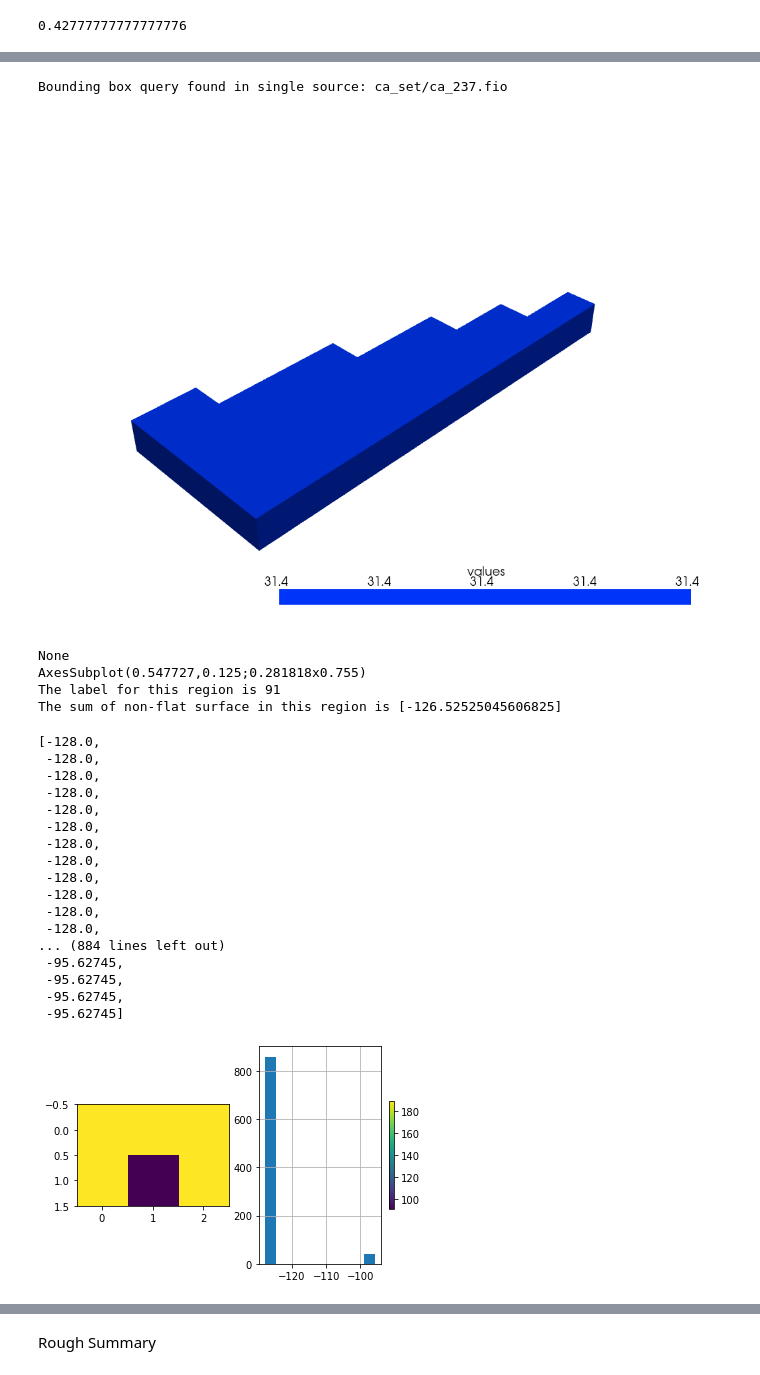
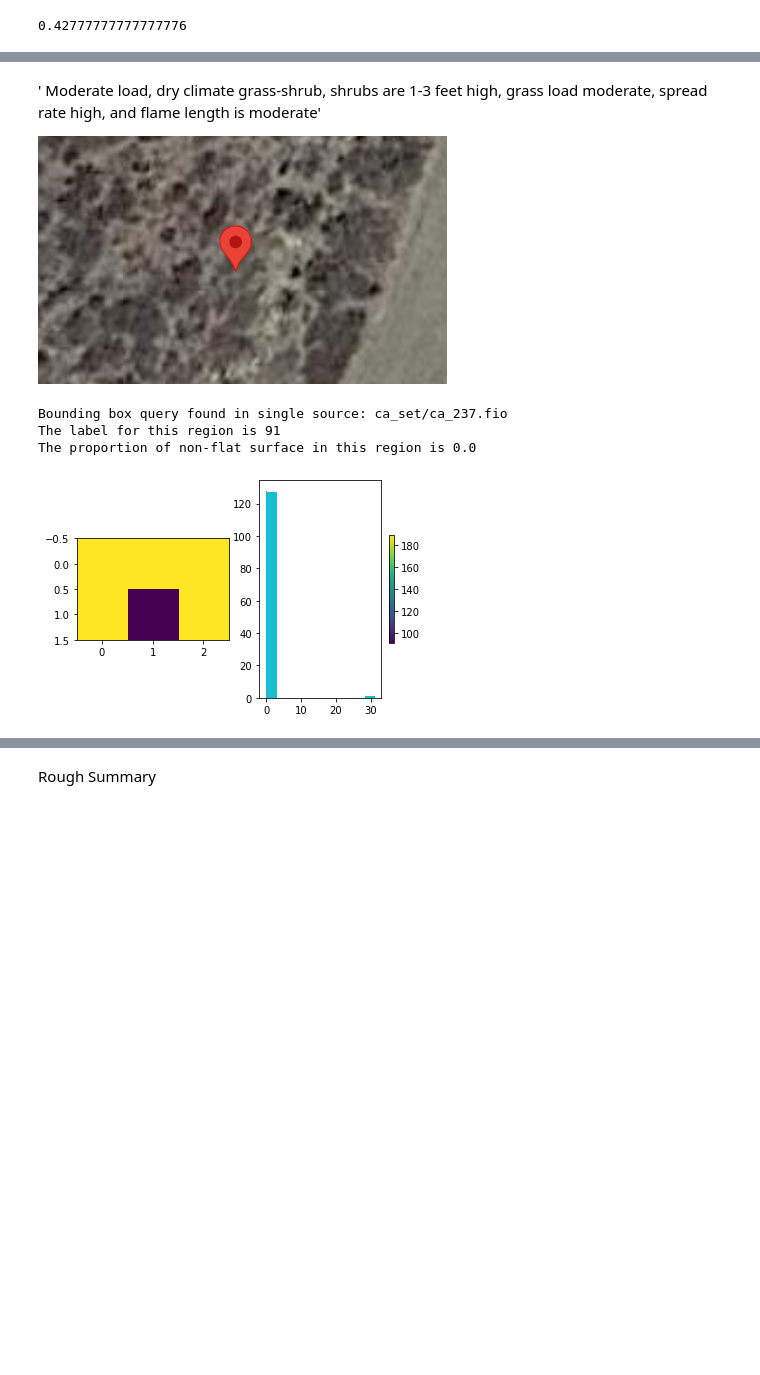
Before and after one commit to Travis-Tran/DSC180_Project, a Jupyter notebook: notebooks/Wilson_Eric_fastfuels_week5.ipynb, the cells around one changed output, grey strips where cells are left out. Cells and saved outputs as stored; diff of their text form; code cells hidden in the pictures; blank space fills up the shorter version.

```diff
--- a/notebooks/Wilson_Eric_fastfuels_week5.ipynb
+++ b/notebooks/Wilson_Eric_fastfuels_week5.ipynb
@@ -108,5 +106,5 @@ fig.colorbar(h, shrink=0.5)
 # %% [markdown]
 Mapped data values align with the fastfuels classification of TL5, High load conifer litter, light slash or dead fuel, spread rate and flame low.
 # %%
-fio = fastfuels.open('https://wifire-data.sdsc.edu:9000/fastfuels/index.fio', ftype='s3', username='fastfuels', password='Treatment##Buffet')
+fio = fastfuels.open('https://wifire-data.sdsc.edu:9000/fastfuels/index.fio', ftype='s3')
 fio.cache_limit = 1e14
@@ -252,0 +206,40 @@ The sum of non-flat surface in this region is [5833.78466796875]
+# %%
+def analyze_location(lon, lat):
+
+    src=rasterio.open('LC21_F40_210.tif')
+
+    output = []
+
+    minx, miny = lat, lon
+    maxx, maxy = lat + 0.0003, lon + 0.0003
+
+    bbox = geometry.box(minx, miny, maxx, maxy)
+
+    geo = gpd.GeoDataFrame({'geometry': bbox}, index=[0], crs=crs.from_epsg(4326))  #Word Geodetic System 1984
+    geo_utm=geo.to_crs(crs=src.crs.data)
+    coords=getFeatures(geo_utm)
+    out_img, out_transform = rasterio.mask.mask(src, shapes=coords, crop=True)
+
+    output.append(np.unique(out_img)[0])
+    fig,ax=plt.subplots(1,2)
+
+    h=ax[0].imshow(out_img[0,:,:], origin="upper", vmin=91., vmax=189.)
+    fig.colorbar(h, shrink=0.5)
+
+    roi = fio.query(lat, lon, 15)
+    raw_sav_data = roi.data_dict['sav']
+
+    tree_label = []
+    for x in raw_sav_data:
+        for y in x:
+            plt.hist(y)
+            if any(y[2:] != 0):
+                tree_label.append(True)
+            else:
+                tree_label.append(False)
+
+    #output.append([sum(pixels)/len(pixels)])#(df[df['Pix'] < 20].shape[0] / df.shape[0] * 100)
+
+    print('The label for this region is ' + str(output[0]))
+    print('The proportion of non-flat surface in this region is ' + str(sum(tree_label) / len(tree_label)))
+    return
@@ -285,27 +283,11 @@ array([5992.157,    0.   ,    0.   ,    0.   ,    0.   ,    0.   ,
+# %% [markdown]
+' Moderate load, dry climate grass-shrub, shrubs are 1-3 feet high, grass load moderate, spread rate high, and flame length is moderate'
+
+![image.png](attachment:image.png)
 # %%
-deez_nuts(32.783077, -116.953164) #urban
+analyze_location(32.783077, -116.953164) #urban
 # %% [output]
 Bounding box query found in single source: ca_set/ca_237.fio
+The label for this region is 91
+The proportion of non-flat surface in this region is 0.0
-[figure, old version]
+[figure, new version]
-None
-AxesSubplot(0.547727,0.125;0.281818x0.755)
-The label for this region is 91
-The sum of non-flat surface in this region is [-126.52525045606825]
-[-128.0,
- -128.0,
- -128.0,
- -128.0,
- -128.0,
- -128.0,
- -128.0,
- -128.0,
- -128.0,
- -128.0,
- -128.0,
- -128.0,
-... (884 lines left out)
- -95.62745,
- -95.62745,
- -95.62745,
- -95.62745]
-[figure, removed]
```
Also changed, not shown: parts of 28 cells of this notebook.
